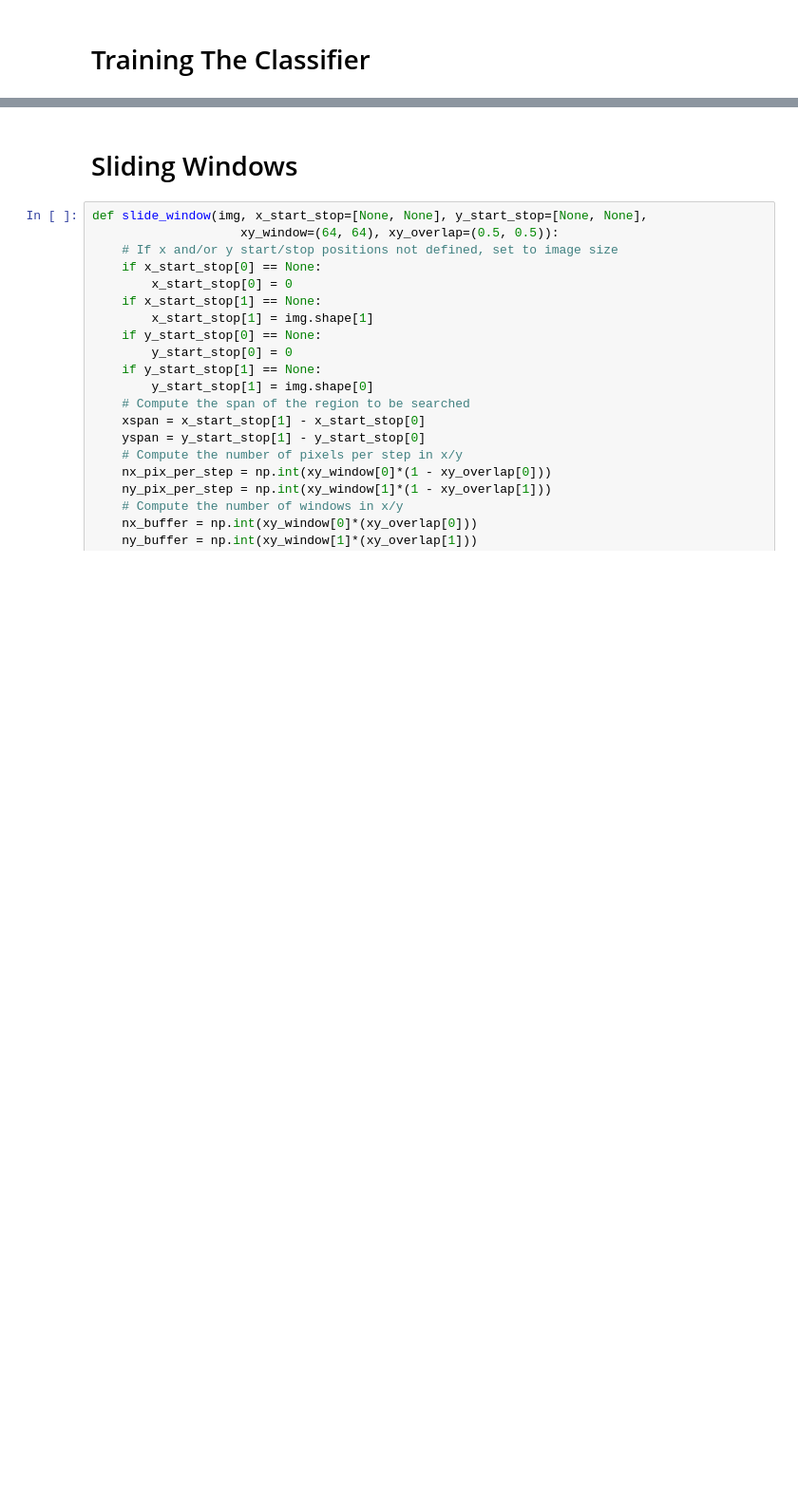
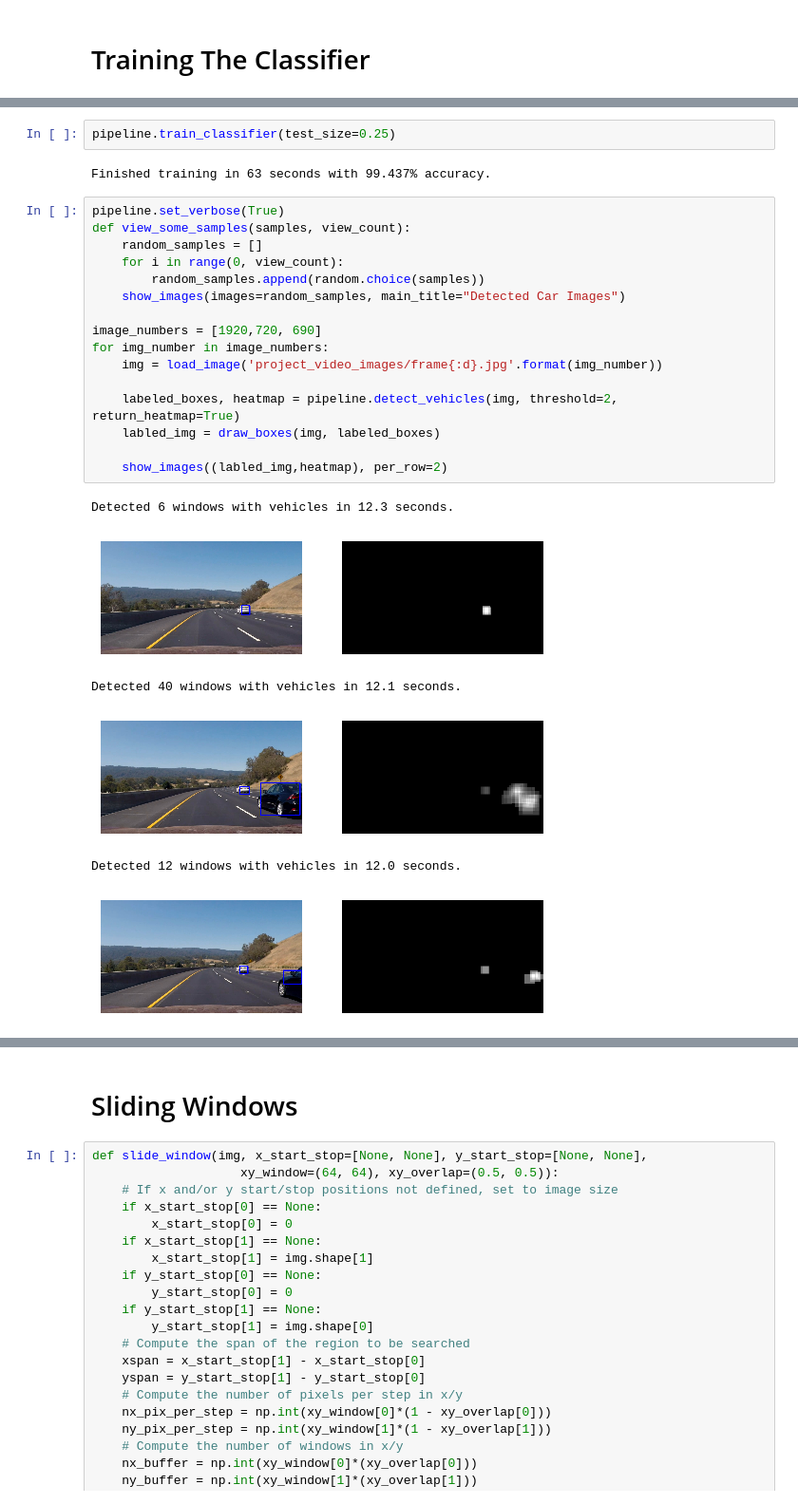
Before and after one commit to chris-schwartz/carnd_vehicle_detection, a Jupyter notebook: P5_Testing_Notebook.ipynb, the cells around one changed output, grey strips where cells are left out. Shown at 95% size. Cells and saved outputs as stored; diff of their text form; blank space fills up the shorter version.

```diff
--- a/P5_Testing_Notebook.ipynb
+++ b/P5_Testing_Notebook.ipynb
@@ -276 +129,28 @@ Detected boxes with cars: 19
+# %%
+pipeline.train_classifier(test_size=0.25)
+# %% [output]
+Finished training in 63 seconds with 99.437% accuracy.
+# %%
+pipeline.set_verbose(True)
+def view_some_samples(samples, view_count):
+    random_samples = []
+    for i in range(0, view_count):
+        random_samples.append(random.choice(samples))
+    show_images(images=random_samples, main_title="Detected Car Images")
+
+image_numbers = [1920,720, 690]
+for img_number in image_numbers:
+    img = load_image('project_video_images/frame{:d}.jpg'.format(img_number))
+
+    labeled_boxes, heatmap = pipeline.detect_vehicles(img, threshold=2, return_heatmap=True)
+    labled_img = draw_boxes(img, labeled_boxes)
+
+    show_images((labled_img,heatmap), per_row=2)
+# %% [output]
+Detected 6 windows with vehicles in 12.3 seconds.
+[figure, added]
+Detected 40 windows with vehicles in 12.1 seconds.
+[figure, added]
+Detected 12 windows with vehicles in 12.0 seconds.
+[figure, added]
 # %%
```
Also changed, not shown: parts of 8 cells of this notebook, 4 other files.
